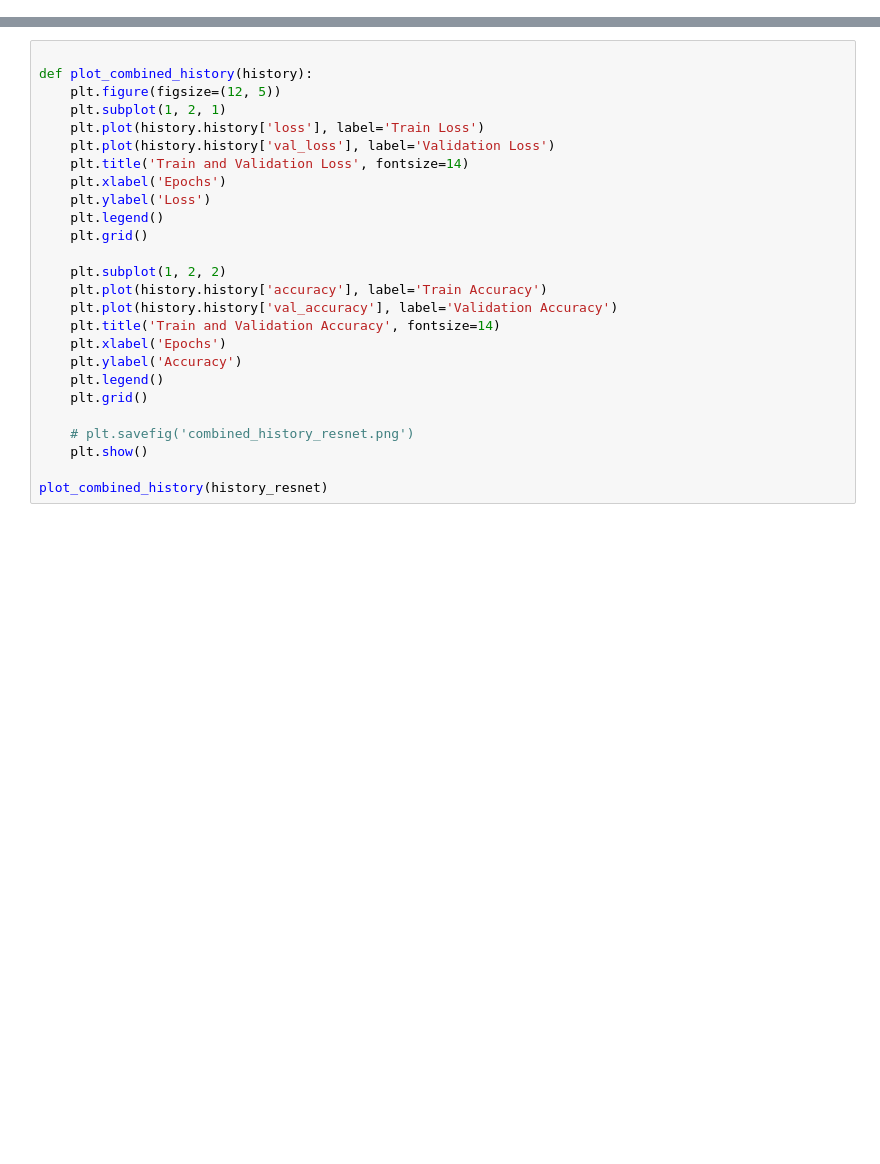
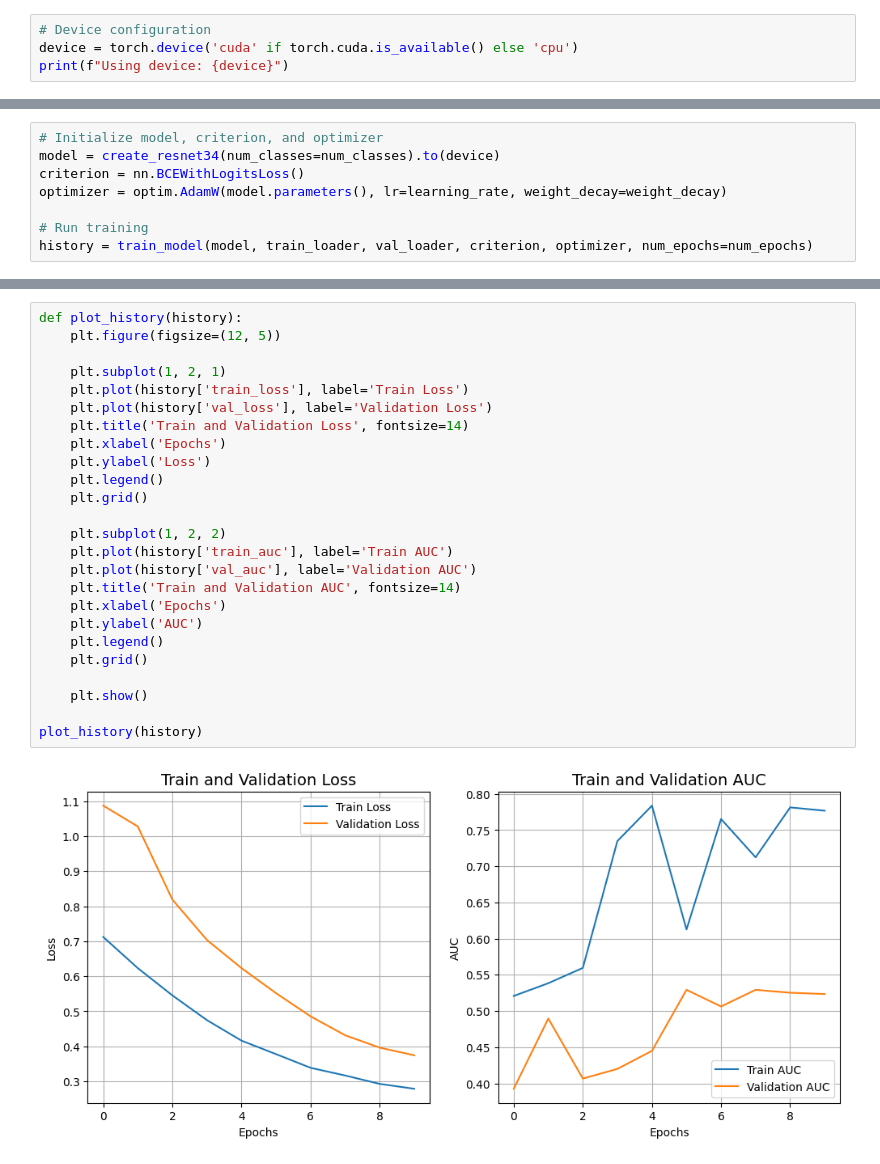
Before and after one commit to AnBinh1703/ViT-Chest-Xray, a Jupyter notebook: Project/resnet.ipynb, the cells around one changed output, grey strips where cells are left out. Saved outputs shown, nothing was run; the diff lists cells and outputs as text; blank space fills up the shorter version.

```diff
--- a/Project/resnet.ipynb
+++ b/Project/resnet.ipynb
@@ -38,0 +28,4 @@ print("Using device:", device)
+# %%
+# Device configuration
+device = torch.device('cuda' if torch.cuda.is_available() else 'cpu')
+print(f"Using device: {device}")
@@ -114,0 +253,8 @@ history_resnet = run_experiment(resnet)
+# %%
+# Initialize model, criterion, and optimizer
+model = create_resnet34(num_classes=num_classes).to(device)
+criterion = nn.BCEWithLogitsLoss()
+optimizer = optim.AdamW(model.parameters(), lr=learning_rate, weight_decay=weight_decay)
+
+# Run training
+history = train_model(model, train_loader, val_loader, criterion, optimizer, num_epochs=num_epochs)
@@ -115,26 +288,27 @@ history_resnet = run_experiment(resnet)
 # %%
+def plot_history(history):
+    plt.figure(figsize=(12, 5))
 
-def plot_combined_history(history):
-    plt.figure(figsize=(12, 5))
     plt.subplot(1, 2, 1)
-    plt.plot(history.history['loss'], label='Train Loss')
-    plt.plot(history.history['val_loss'], label='Validation Loss')
+    plt.plot(history['train_loss'], label='Train Loss')
+    plt.plot(history['val_loss'], label='Validation Loss')
     plt.title('Train and Validation Loss', fontsize=14)
     plt.xlabel('Epochs')
     plt.ylabel('Loss')
     plt.legend()
     plt.grid()
 
     plt.subplot(1, 2, 2)
-    plt.plot(history.history['accuracy'], label='Train Accuracy')
-    plt.plot(history.history['val_accuracy'], label='Validation Accuracy')
-    plt.title('Train and Validation Accuracy', fontsize=14)
+    plt.plot(history['train_auc'], label='Train AUC')
+    plt.plot(history['val_auc'], label='Validation AUC')
+    plt.title('Train and Validation AUC', fontsize=14)
     plt.xlabel('Epochs')
-    plt.ylabel('Accuracy')
+    plt.ylabel('AUC')
     plt.legend()
     plt.grid()
 
-    # plt.savefig('combined_history_resnet.png')
     plt.show()
 
-plot_combined_history(history_resnet)
+plot_history(history)
+# %% [output]
+[figure, added]
```
Also changed, not shown: parts of 14 cells of this notebook, 33 other files.
